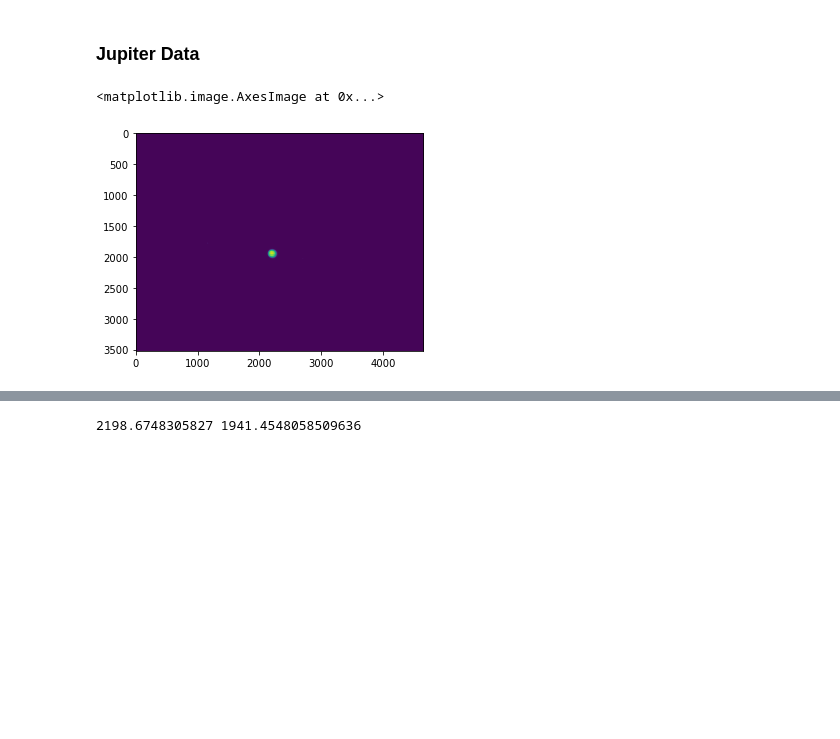
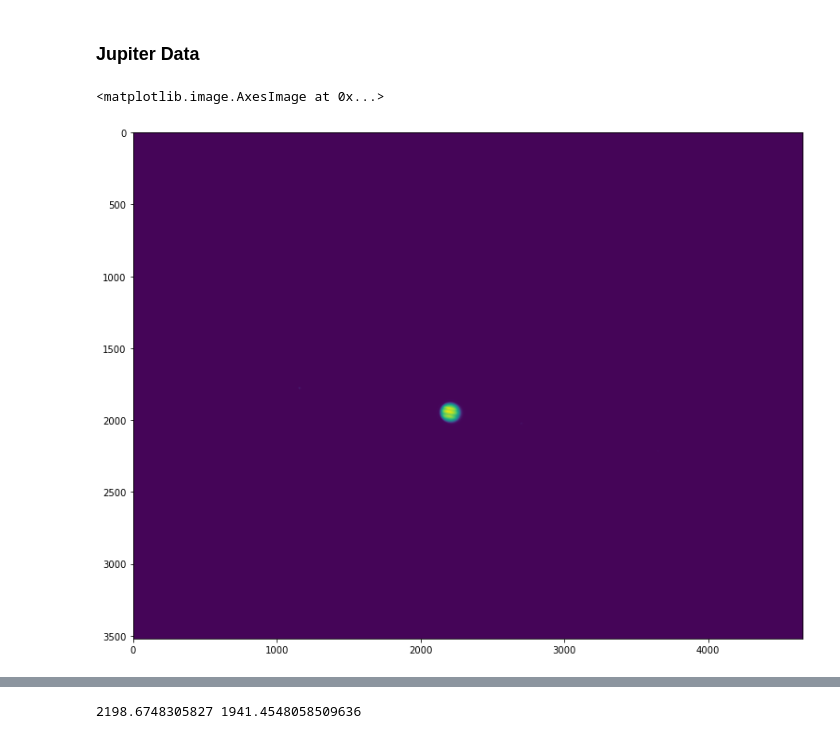
Before and after one commit to DIaDaynaDay/jupiter-insight, a Jupyter notebook: jupiter_centering.ipynb, the cells around one changed output, grey strips where cells are left out. Cells and saved outputs as stored; diff of their text form; code cells hidden in the pictures; blank space fills up the shorter version.

```diff
--- a/jupiter_centering.ipynb
+++ b/jupiter_centering.ipynb
@@ -43,8 +46,9 @@ jupiter_directory = 'data/jupiter'
 jupiter_data = ih.multiple_fits(jupiter_directory)
 # %%
 #the first image
+plt.figure(figsize = (20,10))
 plt.imshow(jupiter_data[0])
 # %% [output]
 <matplotlib.image.AxesImage at 0x...>
-[figure, old version]
+[figure, new version]
 # %%
```
Also changed, not shown: parts of 9 cells of this notebook, 1 other file.
